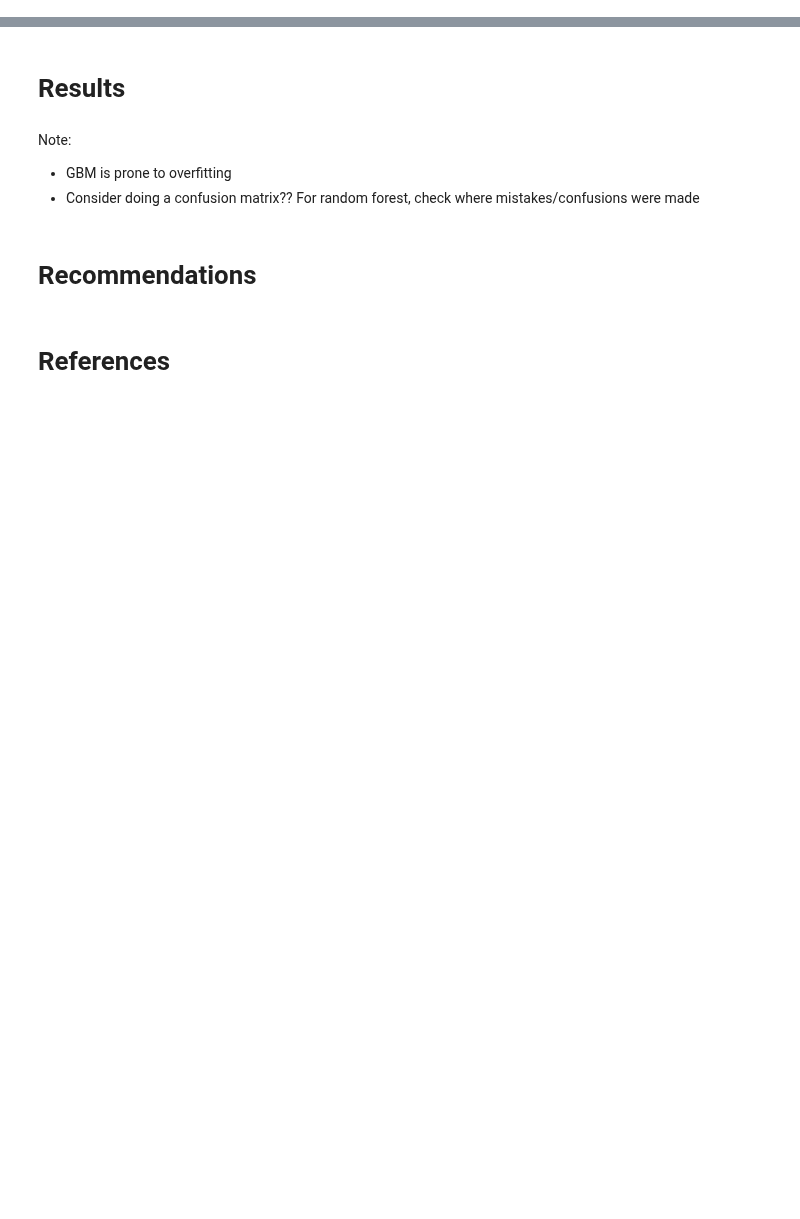
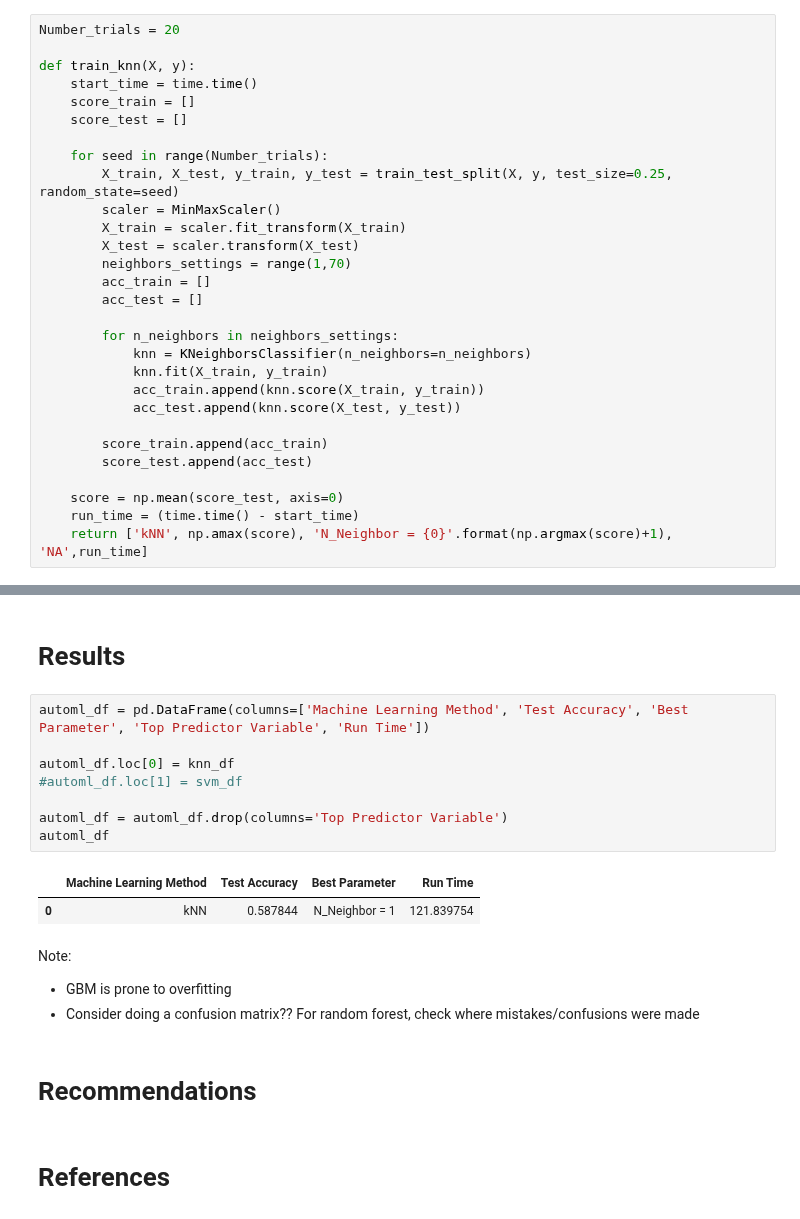
Before and after one commit to kibindy/LT8_final_project, a Jupyter notebook: LT8_Final_Project_Notebook.ipynb, the cells around one changed output, grey strips where cells are left out. Saved outputs shown, nothing was run; the diff lists cells and outputs as text; blank space fills up the shorter version.

```diff
--- a/LT8_Final_Project_Notebook.ipynb
+++ b/LT8_Final_Project_Notebook.ipynb
@@ -157,0 +191,29 @@ print(f'1.25 PCC: {pcc_125:.4f}')
+# %%
+Number_trials = 20
+
+def train_knn(X, y):
+    start_time = time.time()
+    score_train = []
+    score_test = []
+
+    for seed in range(Number_trials):
+        X_train, X_test, y_train, y_test = train_test_split(X, y, test_size=0.25, random_state=seed)
+        scaler = MinMaxScaler()
+        X_train = scaler.fit_transform(X_train)
+        X_test = scaler.transform(X_test)
+        neighbors_settings = range(1,70)
+        acc_train = []
+        acc_test = []
+
+        for n_neighbors in neighbors_settings:
+            knn = KNeighborsClassifier(n_neighbors=n_neighbors)
+            knn.fit(X_train, y_train)
+            acc_train.append(knn.score(X_train, y_train))
+            acc_test.append(knn.score(X_test, y_test))
+
+        score_train.append(acc_train)
+        score_test.append(acc_test)
+
+    score = np.mean(score_test, axis=0)
+    run_time = (time.time() - start_time)
+    return ['kNN', np.amax(score), 'N_Neighbor = {0}'.format(np.argmax(score)+1), 'NA',run_time]
@@ -158,5 +233,16 @@ print(f'1.25 PCC: {pcc_125:.4f}')
 # %% [markdown]
 # Results
+# %%
+automl_df = pd.DataFrame(columns=['Machine Learning Method', 'Test Accuracy', 'Best Parameter', 'Top Predictor Variable', 'Run Time'])
+
+automl_df.loc[0] = knn_df
+#automl_df.loc[1] = svm_df
+
+automl_df = automl_df.drop(columns='Top Predictor Variable')
+automl_df
+# %% [output]
+|  | Machine Learning Method | Test Accuracy | Best Parameter | Run Time |
+| 0 | kNN | 0.587844 | N_Neighbor = 1 | 121.839754 |
 # %% [markdown]
 Note:
 - GBM is prone to overfitting
```
Also changed, not shown: parts of 13 cells of this notebook.
